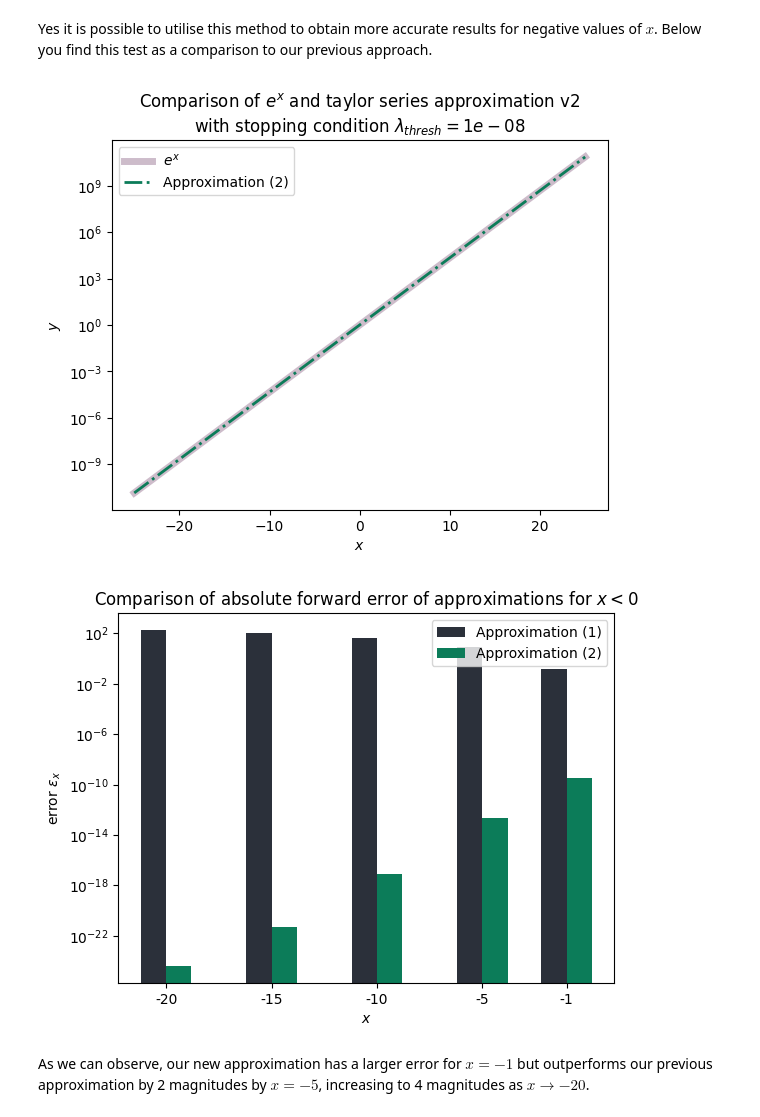
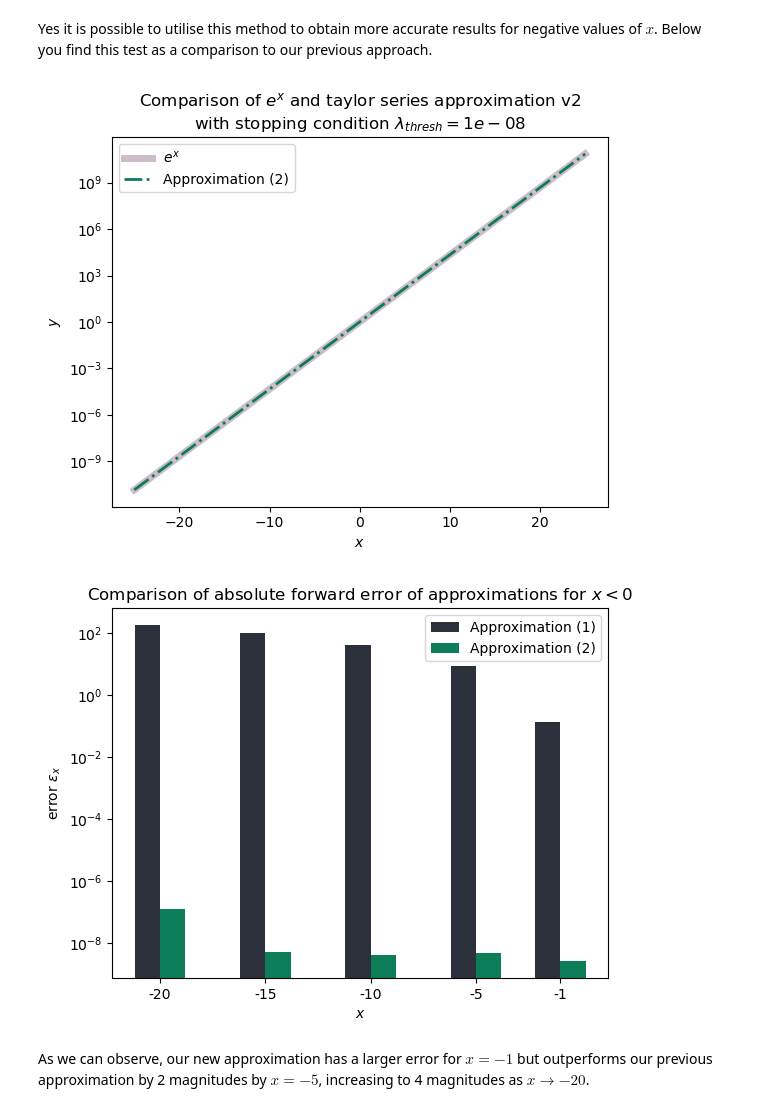
Before and after one commit to jonas4climate/na-assignment1, a Jupyter notebook: hw1_2023.ipynb, the cells around one changed output. Saved outputs shown, nothing was run; the diff lists cells and outputs as text; code cells hidden in the pictures.

```diff
--- a/hw1_2023.ipynb
+++ b/hw1_2023.ipynb
@@ -205,36 +206,37 @@ def taylor_series_v2(x):
     if x < 0:
         return 1/taylor_series_v1(-x)
     else:
         return taylor_series_v1(x)
 
 v_taylor_series_v2 = np.vectorize(taylor_series_v2)
 chosen_y_hat_2_pos, chosen_y_hat_2_neg = v_taylor_series_v2(x_values), v_taylor_series_v2(-x_values)
-errors_2 = np.abs(chosen_y_hat_2_neg-true_neg)
+errors_2 = np.abs(chosen_y_hat_2_pos-true_pos) + np.abs(chosen_y_hat_2_neg-true_neg)
+errors_2_neg = np.abs(chosen_y_hat_2_neg-true_neg)
 y_hat_2 = v_taylor_series_v2(xs)
 
 plt.semilogy(xs, y, linewidth=5, color=COLORS[3], alpha=0.5)
 plt.semilogy(xs, y_hat_2, linewidth=2, color=COLORS[1], linestyle='-.')
 plt.xlabel('$x$')
 plt.ylabel('$y$')
 plt.legend(['$e^x$', 'Approximation (2)'])
 plt.title('Comparison of $e^x$ and taylor series approximation v2\n' +
           f'with stopping condition $\\lambda_{{thresh}}={lambda_thresh}$')
 plt.savefig(f'{SAVE_DIR}/comparison_e_approx_2.png', dpi=300)
 plt.show()
 
 bar1 = plt.bar(-x_values-0.6, errors_1, color=COLORS[0], width=1.2)
 bar2 = plt.bar(-x_values+0.6, errors_2, color=COLORS[1], width=1.2)
 plt.xticks(-x_values, -x_values)
 plt.xlabel('$x$')
 plt.ylabel('error $\\epsilon_{{x}}$')
 plt.yscale('log')
 plt.legend(['Approximation (1)', 'Approximation (2)'])
 plt.title('Comparison of absolute forward error of approximations for $x < 0$')
 plt.savefig(f'{SAVE_DIR}/comparison_e_approx_1_2_error.png', dpi=300)
 plt.show()
 # %% [output]
-[figure, old version]
+[figure, new version]
-[figure, old version]
+[figure, new version]
 # %% [markdown]
 As we can observe, our new approximation has a larger error for $x = -1$ but outperforms our previous approximation by 2 magnitudes by $x = -5$, increasing to 4 magnitudes as $x \rightarrow - 20$.
 # %% [markdown]
```
Also changed, not shown: parts of 6 cells of this notebook.
